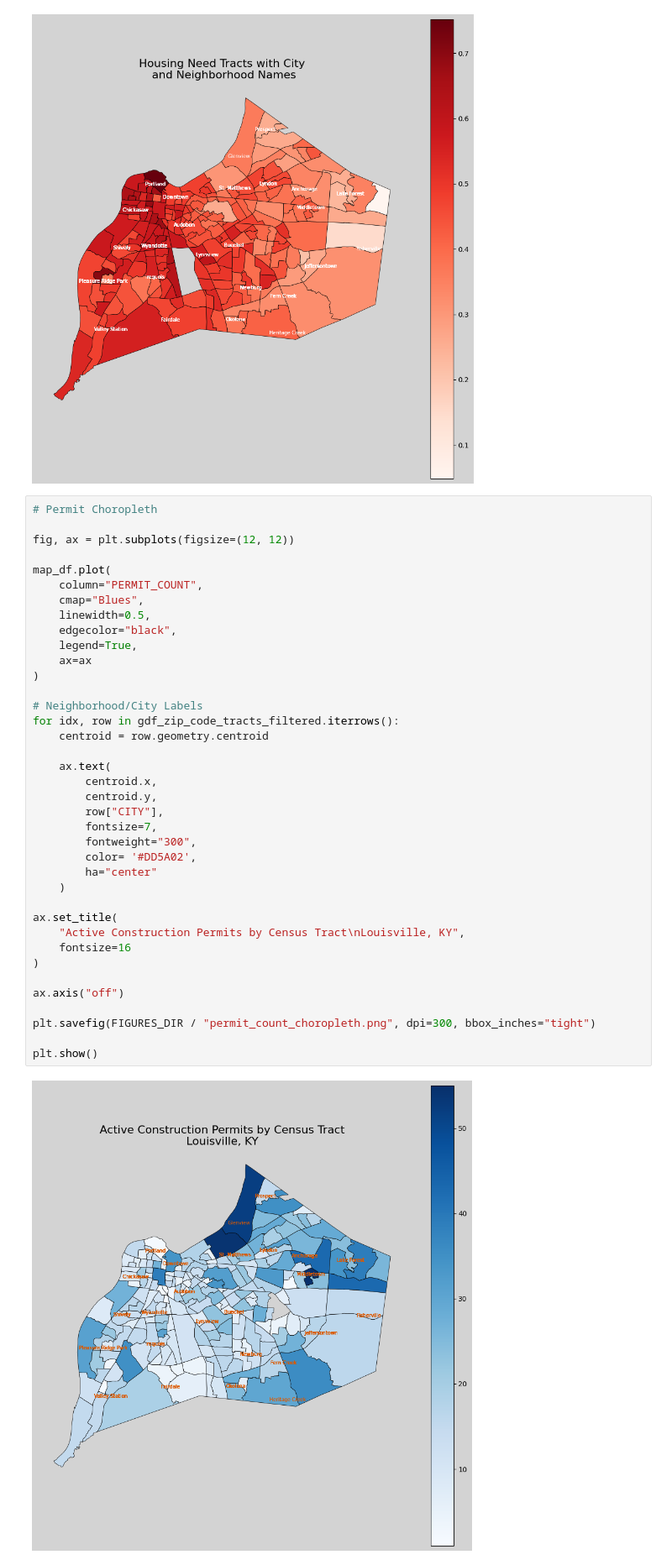
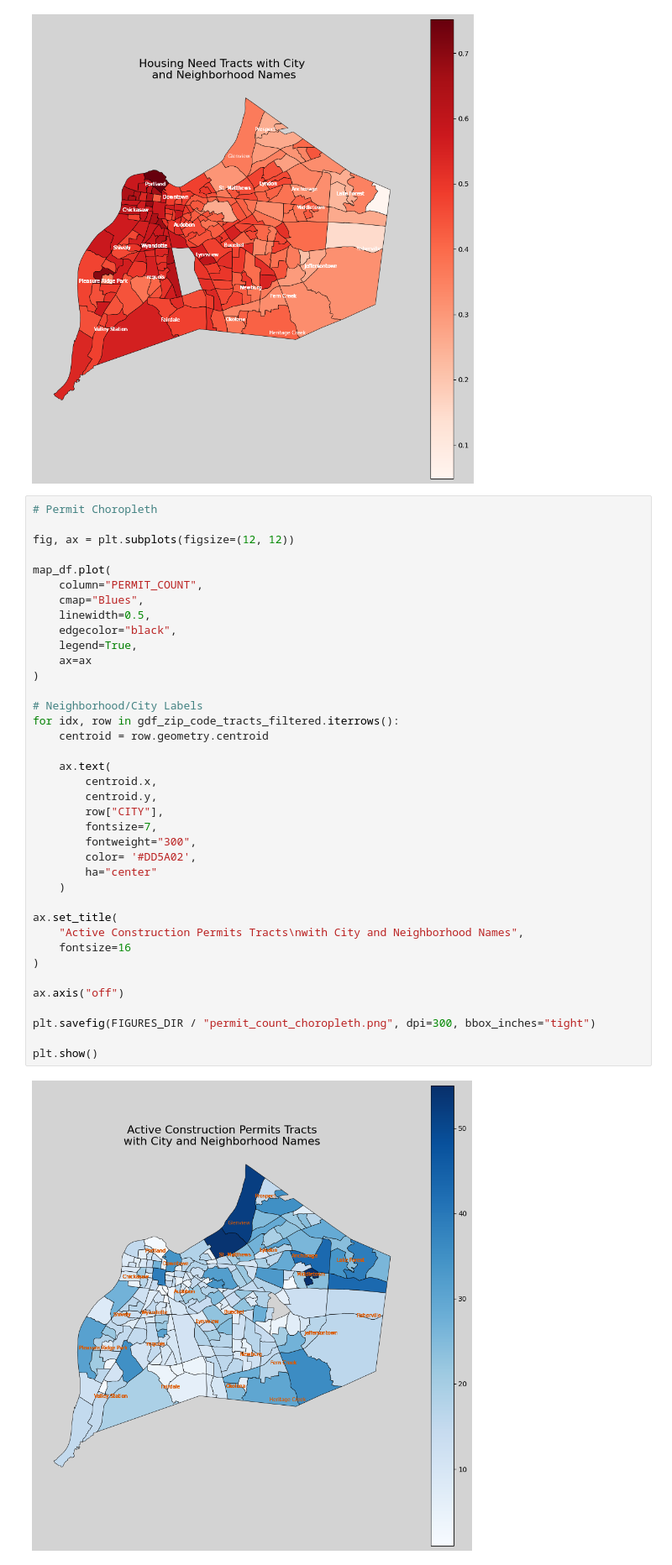
Before and after one commit to Code-You-Contributors/HUD_data_master, a Jupyter notebook: Curtis/visualizations.ipynb, the cells around one changed output. Shown at 84% size. Cells and saved outputs as stored; diff of their text form.

```diff
--- a/Curtis/visualizations.ipynb
+++ b/Curtis/visualizations.ipynb
@@ -315,35 +315,35 @@ map_df.plot(
     linewidth=0.5,
     edgecolor="black",
     legend=True,
     ax=ax
 )
 
 # Neighborhood/City Labels
 for idx, row in gdf_zip_code_tracts_filtered.iterrows():
     centroid = row.geometry.centroid
 
     ax.text(
         centroid.x,
         centroid.y,
         row["CITY"],
         fontsize=7,
         fontweight="300",
         color= '#DD5A02',
         ha="center"
     )
 
 ax.set_title(
-    "Active Construction Permits by Census Tract\nLouisville, KY",
+    "Active Construction Permits Tracts\nwith City and Neighborhood Names",
     fontsize=16
 )
 
 ax.axis("off")
 
 plt.savefig(FIGURES_DIR / "permit_count_choropleth.png", dpi=300, bbox_inches="tight")
 
 plt.show()
 # %% [output]
-[figure, old version]
+[figure, new version]
 # %%
 # Permit Choropleth
 
```
Also changed, not shown: parts of 6 cells of this notebook, 8 other files.
